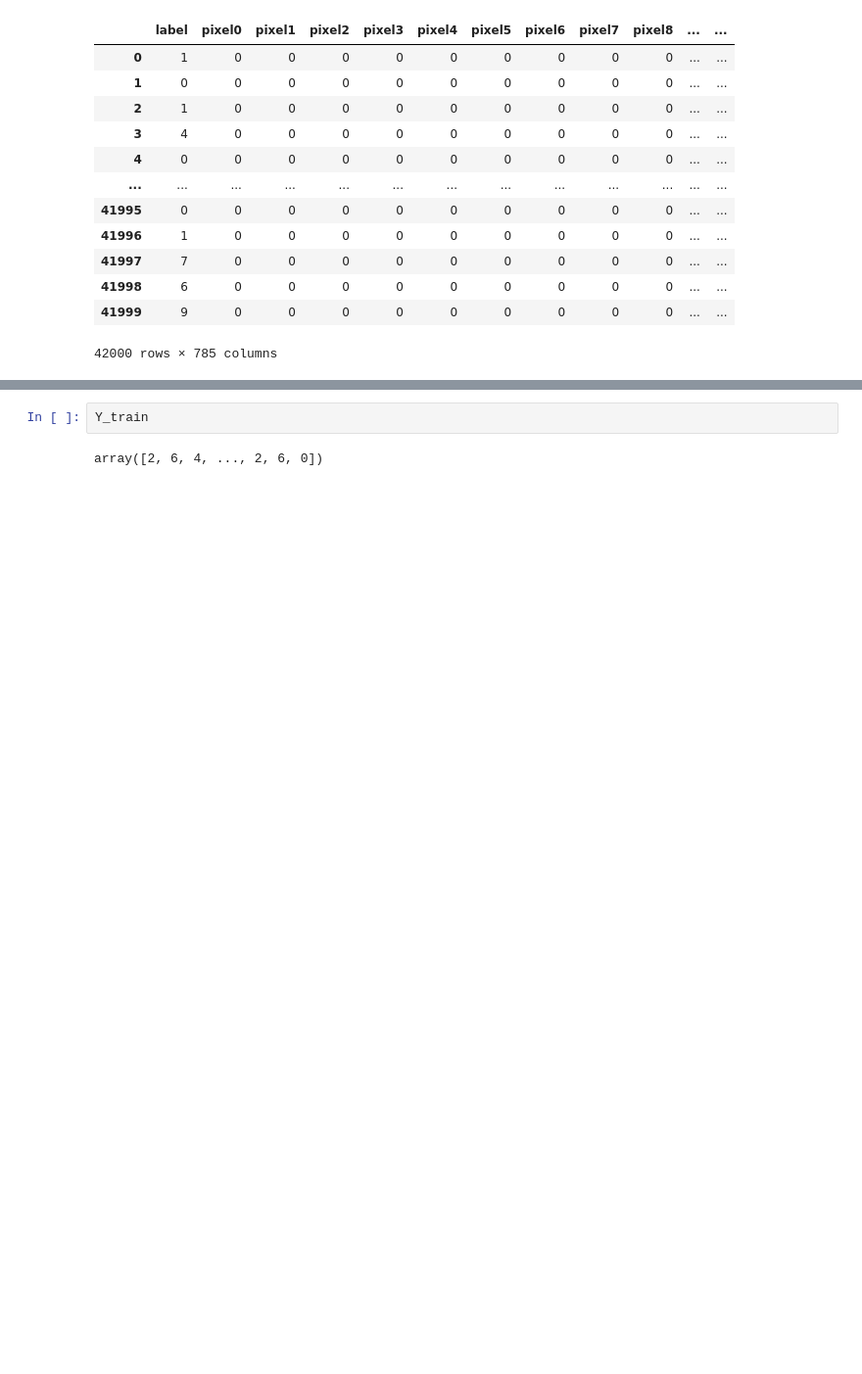
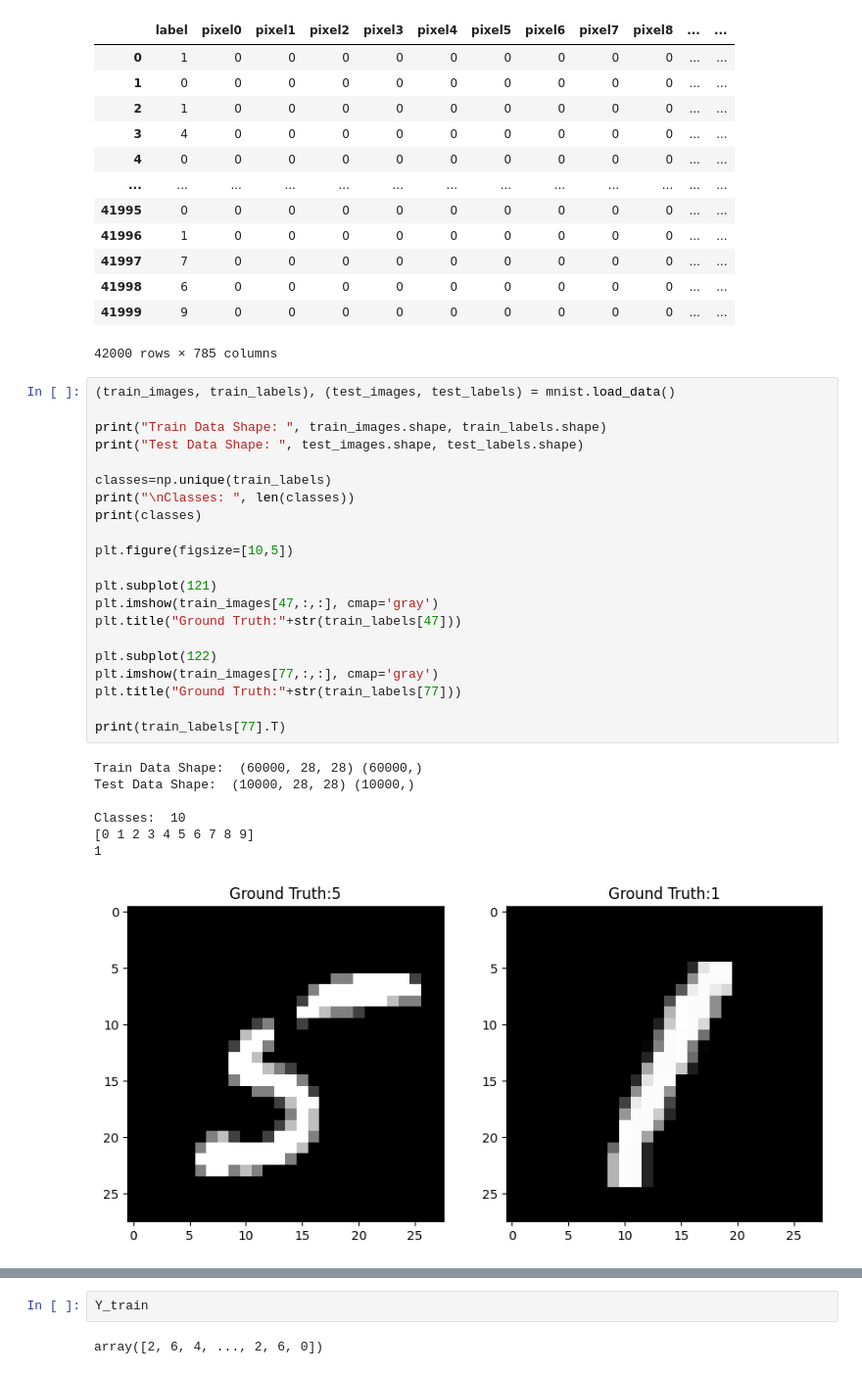
Before and after one commit to Sid-047/MLstuff, a Jupyter notebook: vanillaNN/1HiddenLayerStuff.ipynb, the cells around one changed output, grey strips where cells are left out. Shown at 98% size. Cells and saved outputs as stored; diff of their text form; blank space fills up the shorter version.

```diff
--- a/vanillaNN/1HiddenLayerStuff.ipynb
+++ b/vanillaNN/1HiddenLayerStuff.ipynb
@@ -27,6 +25,35 @@ data
 | 41998 | 6 | 0 | 0 | 0 | 0 | 0 | 0 | 0 | 0 | 0 | ... | ... |
 | 41999 | 9 | 0 | 0 | 0 | 0 | 0 | 0 | 0 | 0 | 0 | ... | ... |
 42000 rows × 785 columns
+# %%
+(train_images, train_labels), (test_images, test_labels) = mnist.load_data()
+
+print("Train Data Shape: ", train_images.shape, train_labels.shape)
+print("Test Data Shape: ", test_images.shape, test_labels.shape)
+
+classes=np.unique(train_labels)
+print("\nClasses: ", len(classes))
+print(classes)
+
+plt.figure(figsize=[10,5])
+
+plt.subplot(121)
+plt.imshow(train_images[47,:,:], cmap='gray')
+plt.title("Ground Truth:"+str(train_labels[47]))
+
+plt.subplot(122)
+plt.imshow(train_images[77,:,:], cmap='gray')
+plt.title("Ground Truth:"+str(train_labels[77]))
+
+print(train_labels[77].T)
+# %% [output]
+Train Data Shape:  (60000, 28, 28) (60000,)
+Test Data Shape:  (10000, 28, 28) (10000,)
+
+Classes:  10
+[0 1 2 3 4 5 6 7 8 9]
+1
+[figure, added]
 # %%
 data = np.array(data)
 m, n = data.shape
```
Also changed, not shown: parts of 6 cells of this notebook.
